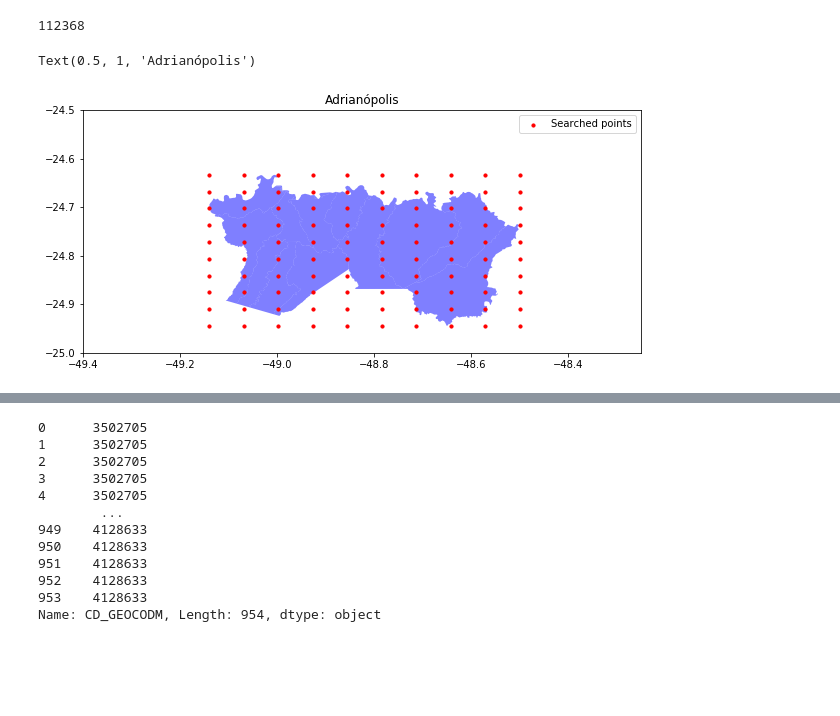
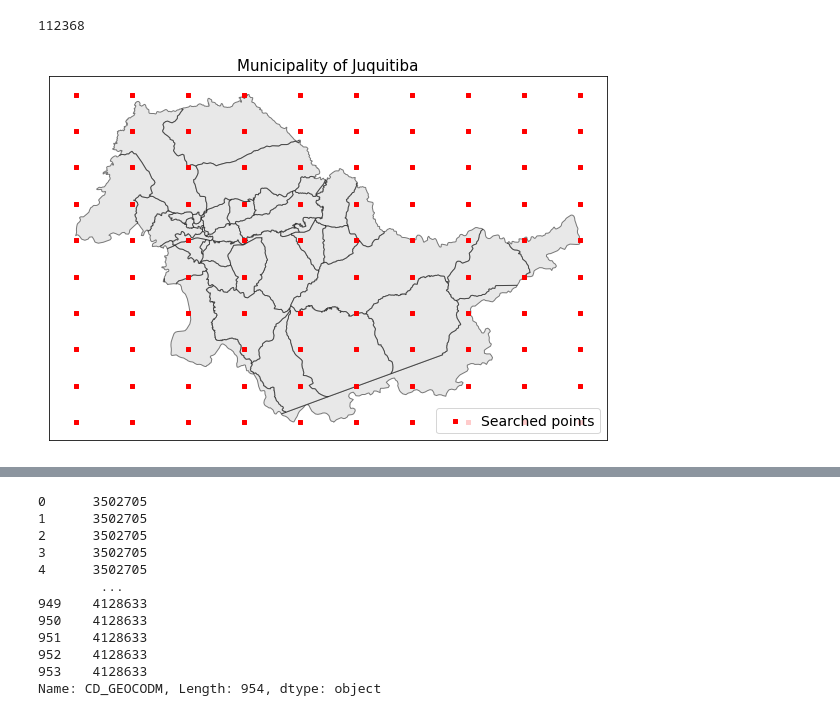
Before and after one commit to PARSECworld/streetsValeRibeira, a Jupyter notebook: street_crawler/2_StreetsImagesAnalysisPlots.ipynb, the cells around one changed output, grey strips where cells are left out. Drawn from its saved outputs; the diff is of its cells as text; code cells hidden in the pictures; blank space fills up the shorter version.

Commit message:
update plot streets dots

```diff
--- a/street_crawler/2_StreetsImagesAnalysisPlots.ipynb
+++ b/street_crawler/2_StreetsImagesAnalysisPlots.ipynb
@@ -33,23 +33,28 @@ geo = gpd.GeoDataFrame(df, geometry=geometry)
 # %%
 fig, axs = plt.subplots(1, 1, figsize=(10,10))
 # brasil.plot(ax=axs)
 # geo[geo['city']=='Adrianópolis'].plot(ax=axs, markersize=1, color='k')
-reg = vale[vale['NM_DISTRIT'] == 'ADRIANÓPOLIS']
-reg.plot(ax=axs, color='blue', alpha=0.5, label='Area')
+reg = vale[vale['NM_DISTRIT'] == 'JUQUITIBA']
+reg.plot(ax=axs, color='lightgray', alpha=0.5, label='Area', edgecolor='black', markersize=0.3)
+
 bounds = reg.total_bounds
 rangex = np.linspace(bounds[0], bounds[2], 10)
 rangey = np.linspace(bounds[1], bounds[3], 10)
-plt.scatter(*np.array(list(itertools.product(rangex, rangey))).T, c='red', s=10,
-           label='Searched points')
+plt.scatter(*np.array(list(itertools.product(rangex, rangey))).T, c='red', s=10, marker='s', label='Searched points',)
 # plt.xlim(-55,-45)
 # plt.ylim(-27.5, -22.5)
-plt.xlim(-49.4,-48.25)
-plt.ylim(-25, -24.5)
-plt.legend()
-plt.title('Adrianópolis')
+#plt.xlim(-49.4,-48.25)
+#plt.ylim(-25, -24.5)
+plt.legend(loc='lower right', fontsize=14)
+axs.axes.get_xaxis().set_visible(False)
+axs.axes.get_yaxis().set_visible(False)
+axs.set_aspect('equal')
+plt.title('Municipality of Juquitiba', fontsize=15)
+
+plt.savefig(fname='../plots/searchpoints.pdf', dpi=300, facecolor='w', edgecolor='w')
+plt.savefig(fname='../plots/searchpoints.png', dpi=300, facecolor='w', edgecolor='w')
 # %% [output]
-Text(0.5, 1, 'Adrianópolis')
-[figure, old version]
+[figure, new version]
 # %%
 city_codes = {
     'PARIQUERA-AÇU': 3536208,
```
Also changed, not shown: parts of 4 cells of this notebook.
